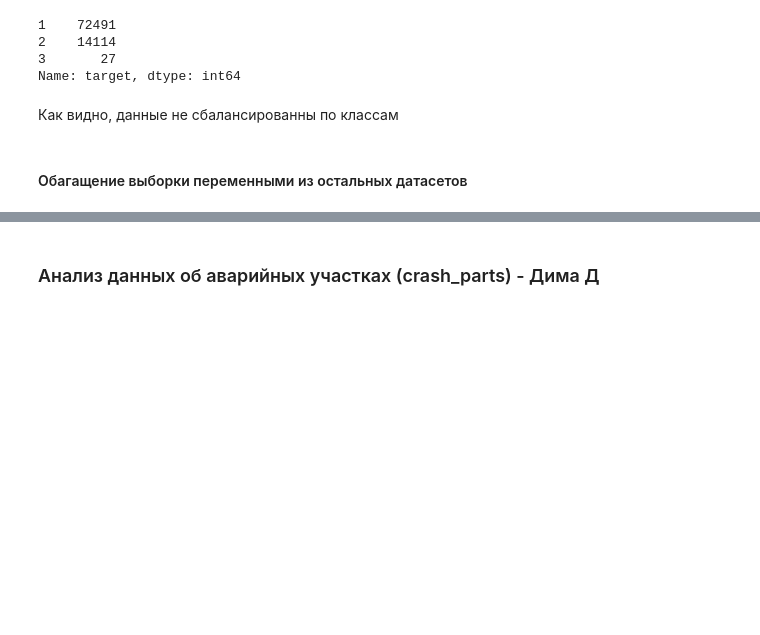
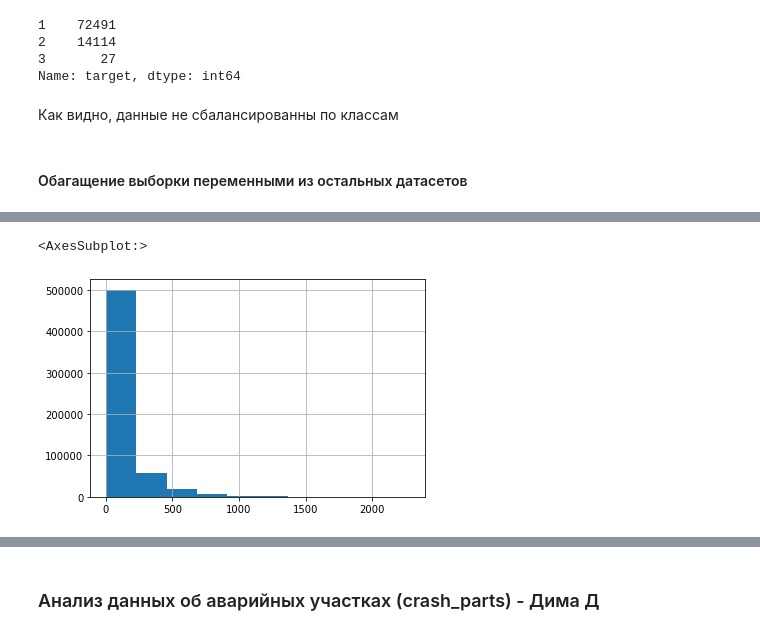
Before and after one commit to dmitrydonchenko/emergency_hack_track3_mstsc, a Jupyter notebook: mst_sc.ipynb, the cells around one changed output, grey strips where cells are left out. Cells and saved outputs as stored; diff of their text form; code cells hidden in the pictures; blank space fills up the shorter version.

```diff
--- a/mst_sc.ipynb
+++ b/mst_sc.ipynb
@@ -193,0 +283,5 @@ memory usage: 784.3+ MB
+# %%
+traffic.loc[traffic.road_id == 14].volume.hist()
+# %% [output]
+<AxesSubplot:>
+[figure, added]
```
Also changed, not shown: parts of 39 cells of this notebook.
